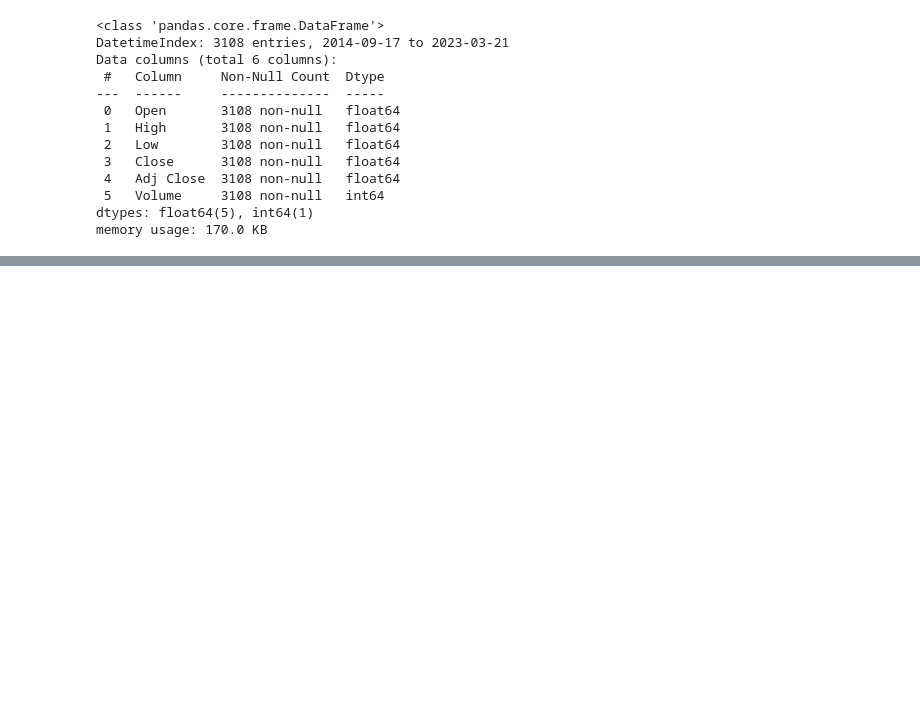
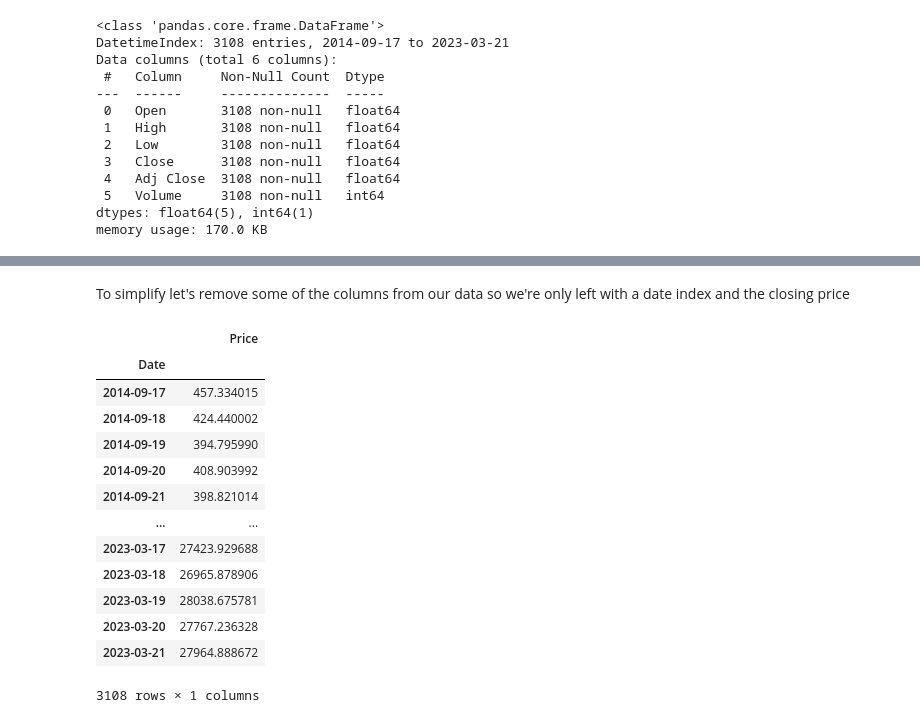
Before and after one commit to SaketMunda/time-series-with-tensorflow, a Jupyter notebook: time_series_with_tensorflow_bitpredict.ipynb, the cells around one changed output, grey strips where cells are left out. Cells and saved outputs as stored; diff of their text form; code cells hidden in the pictures; blank space fills up the shorter version.

```diff
--- a/time_series_with_tensorflow_bitpredict.ipynb
+++ b/time_series_with_tensorflow_bitpredict.ipynb
@@ -88,0 +97,20 @@ memory usage: 170.0 KB
+# %% [markdown]
+To simplify let's remove some of the columns from our data so we're only left with a date index and the closing price
+# %%
+bitcoin_prices = pd.DataFrame(df["Adj Close"]).rename(columns={"Adj Close":"Price"})
+bitcoin_prices
+# %% [output]
+|  | Price |
+| Date |  |
+| 2014-09-17 | 457.334015 |
+| 2014-09-18 | 424.440002 |
+| 2014-09-19 | 394.795990 |
+| 2014-09-20 | 408.903992 |
+| 2014-09-21 | 398.821014 |
+| ... | ... |
+| 2023-03-17 | 27423.929688 |
+| 2023-03-18 | 26965.878906 |
+| 2023-03-19 | 28038.675781 |
+| 2023-03-20 | 27767.236328 |
+| 2023-03-21 | 27964.888672 |
+3108 rows × 1 columns
```
Also changed, not shown: parts of 7 cells of this notebook.
